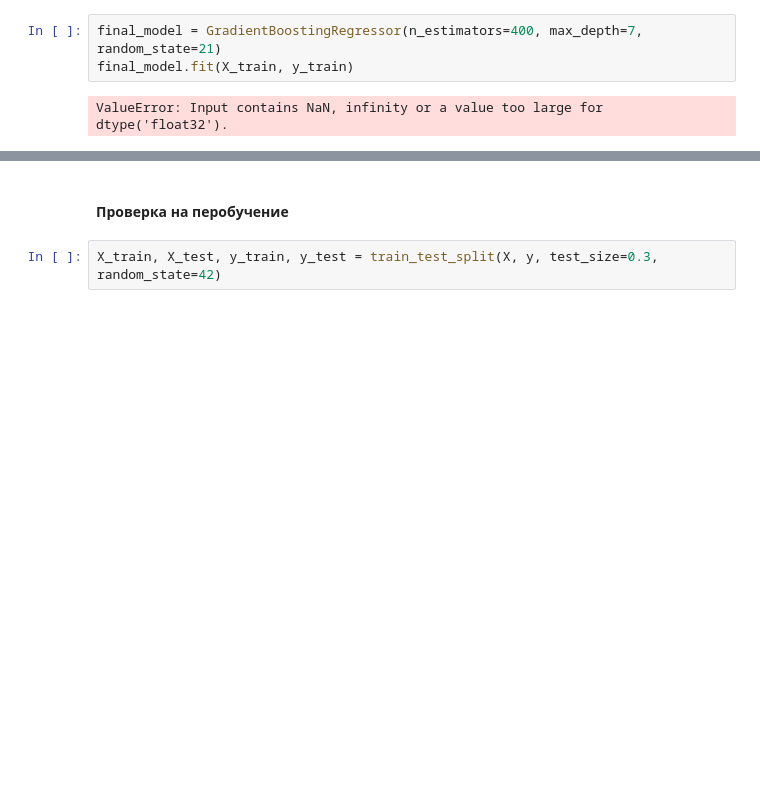
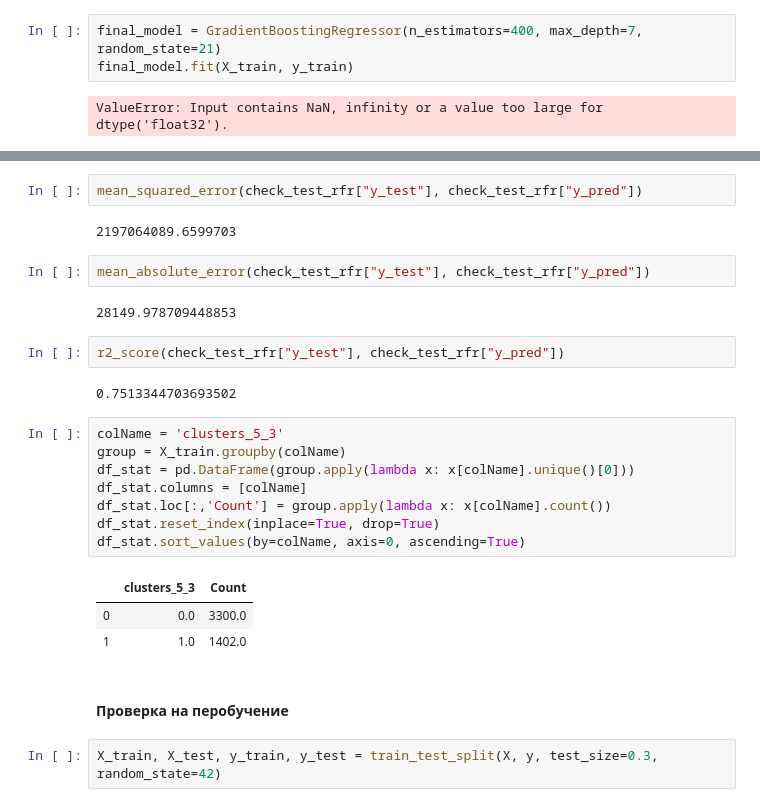
Before and after one commit to comrade747/python, a Jupyter notebook: project_task/ErshovAA_workbook.ipynb, the cells around one changed output, grey strips where cells are left out. Cells and saved outputs as stored; diff of their text form; blank space fills up the shorter version.

```diff
--- a/project_task/ErshovAA_workbook.ipynb
+++ b/project_task/ErshovAA_workbook.ipynb
@@ -990,3 +1048,27 @@ ValueError: Input contains NaN, infinity or a value too large for dtype('float32
+# %%
+mean_squared_error(check_test_rfr["y_test"], check_test_rfr["y_pred"])
+# %% [output]
+2197064089.6599703
+# %%
+mean_absolute_error(check_test_rfr["y_test"], check_test_rfr["y_pred"])
+# %% [output]
+28149.978709448853
+# %%
+r2_score(check_test_rfr["y_test"], check_test_rfr["y_pred"])
+# %% [output]
+0.7513344703693502
+# %%
+colName = 'clusters_5_3'
+group = X_train.groupby(colName)
+df_stat = pd.DataFrame(group.apply(lambda x: x[colName].unique()[0]))
+df_stat.columns = [colName]
+df_stat.loc[:,'Count'] = group.apply(lambda x: x[colName].count())
+df_stat.reset_index(inplace=True, drop=True)
+df_stat.sort_values(by=colName, axis=0, ascending=True)
+# %% [output]
+|  | clusters_5_3 | Count |
+| 0 | 0.0 | 3300.0 |
+| 1 | 1.0 | 1402.0 |
 # %% [markdown]
 #### Проверка на перобучение
 # %%
```
Also changed, not shown: parts of 34 cells of this notebook.
